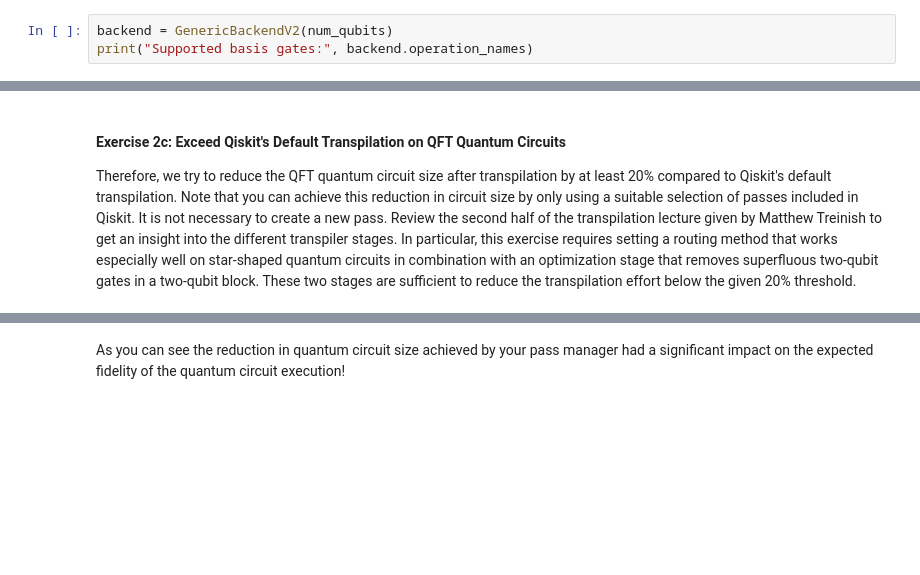
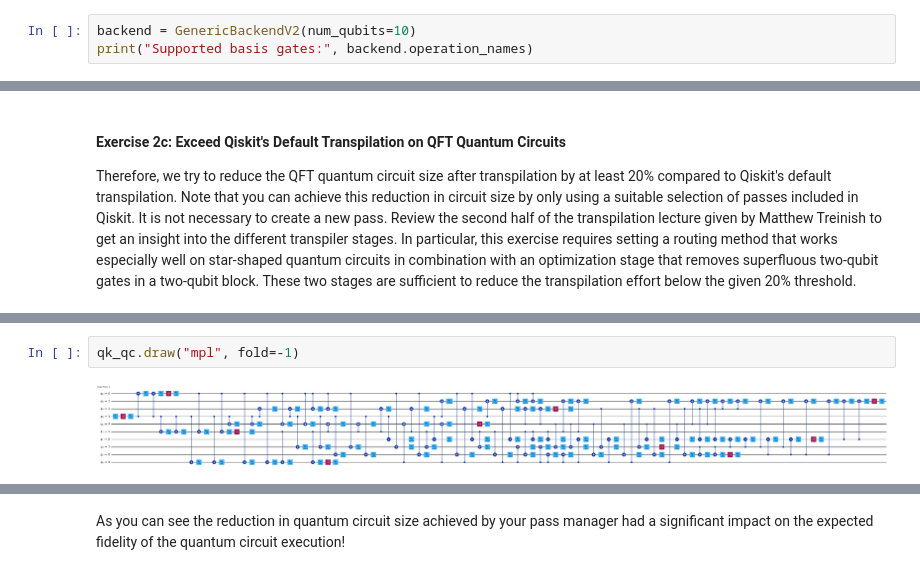
Before and after one commit to CapriciousSun/Quantum-Computing, a Jupyter notebook: Code/Qiskit Summer School/lab1.ipynb, the cells around one changed output, grey strips where cells are left out. Saved outputs shown, nothing was run; the diff lists cells and outputs as text; blank space fills up the shorter version.

```diff
--- a/Code/Qiskit Summer School/lab1.ipynb
+++ b/Code/Qiskit Summer School/lab1.ipynb
@@ -207,7 +218,7 @@ Quantum circuit transpilation is required as the controlled-phase gate is not su
 # %% [markdown]
 Let us now generate a target quantum computer object over ten qubits that can serve as a toy example.
 # %%
-backend = GenericBackendV2(num_qubits)
+backend = GenericBackendV2(num_qubits=10)
 print("Supported basis gates:", backend.operation_names)
 # %% [output]
 Supported basis gates: ['cx', 'id', 'rz', 'sx', 'x', 'reset', 'delay', 'measure']
@@ -464,3 +464,7 @@ Congratulations 🎉! Your answer is correct and has been submitted.
+# %%
+qk_qc.draw("mpl", fold=-1)
+# %% [output]
+[figure, added]
 # %%
 print_qc_characteristics(qc_opt)
 reduction_ratio = round(100-100*(get_qc_characteristics(qc_opt)['num_multi_qubit_ops']/get_qc_characteristics(qk_qc)['num_multi_qubit_ops']), 3)
```
Also changed, not shown: parts of 42 cells of this notebook, 8 other files.
